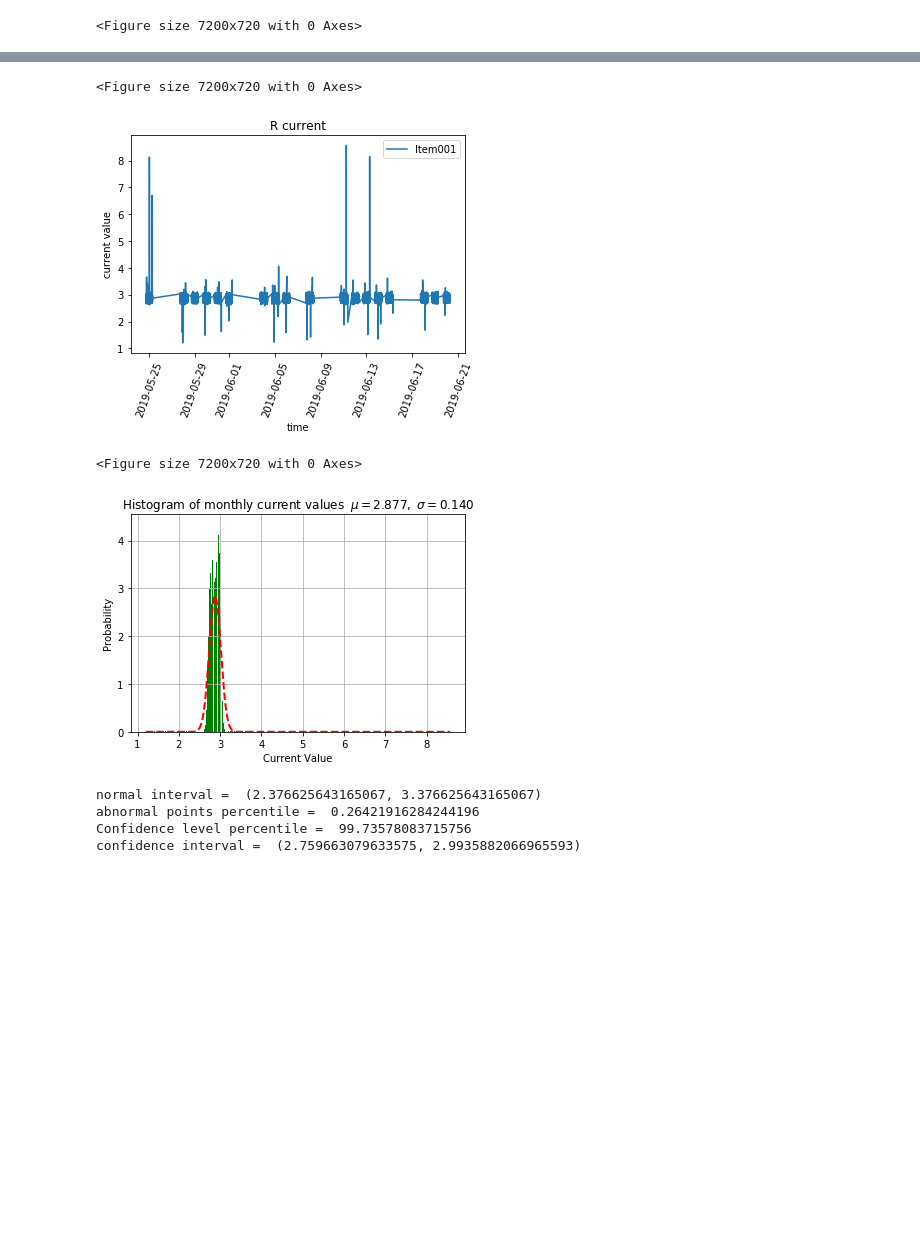
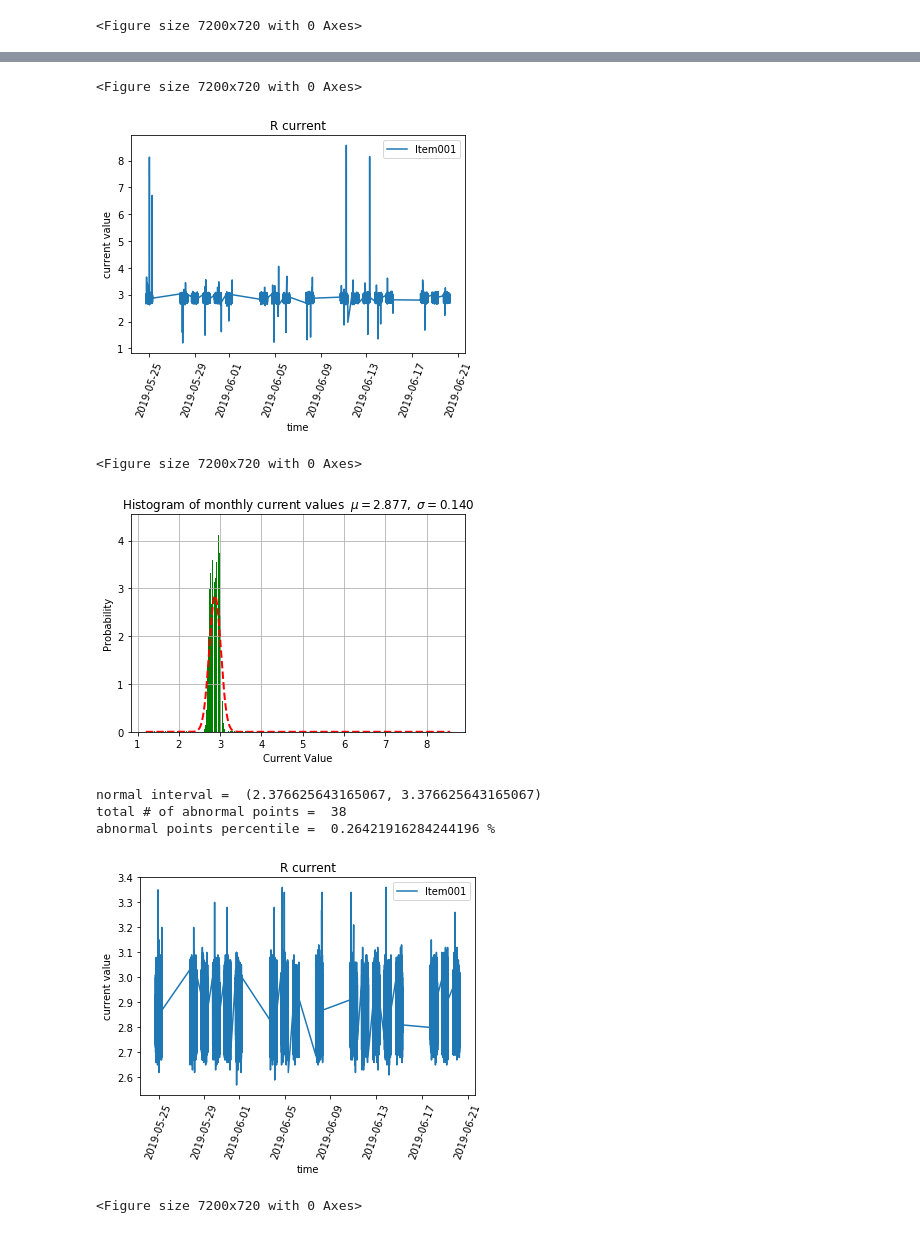
Before and after one commit to swlee052/deep-learning-time-series-anomaly-detection, a Jupyter notebook: data_visualization.ipynb, the cells around one changed output, grey strips where cells are left out. Saved outputs shown, nothing was run; the diff lists cells and outputs as text; code cells hidden in the pictures; blank space fills up the shorter version.

```diff
--- a/data_visualization.ipynb
+++ b/data_visualization.ipynb
@@ -141,34 +141,50 @@ y = mlab.normpdf(bins, mu, sigma)
 l = plt.plot(bins, y, 'r--', linewidth=2)
 
 # plot Gaussian distribution of current values for a month
 plt.xlabel('Current Value')
 plt.ylabel('Probability')
 plt.title(r'$\mathrm{Histogram\ of\ monthly\ current\ values\:}\ \mu=%.3f,\ \sigma=%.3f$' %(mu, sigma))
 plt.grid(True)
 # axes = plt.gca()
 # axes.set_xlim(2, 4)
 plt.show()
 
 # Set normal interval
 norm_interval = (mu-0.5, mu+0.5) # justification?
 print('normal interval = ', norm_interval)
 
 # Count abnormal points
 abn_count = 0
 for i in range(len(df_Rcurr_month['Item001'])) :
         val = df_Rcurr_month['Item001'][i]
         if val == 0 :
             continue
         elif not norm_interval[0] <= val <= norm_interval[1] :
             abn_count = abn_count + 1
-print('abnormal points percentile = ', abn_count*100 / len(df_Rcurr_month_zrm['Item001']))
+print('total # of abnormal points = ', abn_count)
+print('abnormal points percentile = ', abn_count*100 / len(df_Rcurr_month_zrm['Item001']), '%')
+
+# Remove abnormal points
+df_Rcurr_month_zrm_abrm = df_Rcurr_month_zrm[(df_Rcurr_month_zrm['Item001'] > norm_interval[0]) &
+                                             (df_Rcurr_month_zrm['Item001'] < norm_interval[1])]
+
+plt.xticks(rotation=70)
+plt.plot_date(x=df_Rcurr_month_zrm_abrm["DataSavedTime"], y=df_Rcurr_month_zrm_abrm['Item001'],
+              linestyle='solid', marker='None')
+plt.title('R current')
+plt.ylabel('current value')
+plt.xlabel('time')
+plt.legend(['Item001'], loc='upper right')
+plt.figure(figsize=(100,10))
+plt.show()
 # %% [output]
 [figure]
 <Figure size 7200x720 with 0 Axes>
 [figure]
 <Figure size 7200x720 with 0 Axes>
 [figure]
 normal interval =  (2.376625643165067, 3.376625643165067)
-abnormal points percentile =  0.26421916284244196
-Confidence level percentile =  99.73578083715756
-confidence interval =  (2.759663079633575, 2.9935882066965593)
+total # of abnormal points =  38
+abnormal points percentile =  0.26421916284244196 %
+[figure, added]
+<Figure size 7200x720 with 0 Axes>
```
